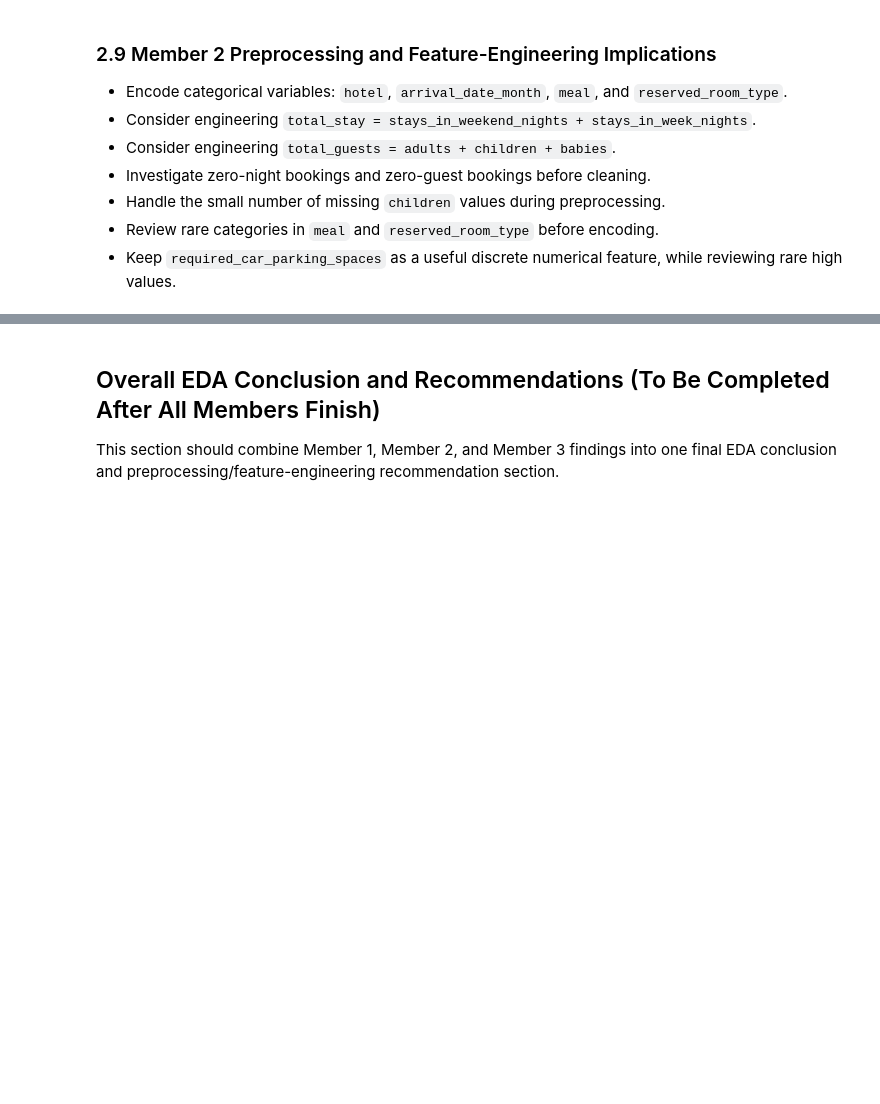
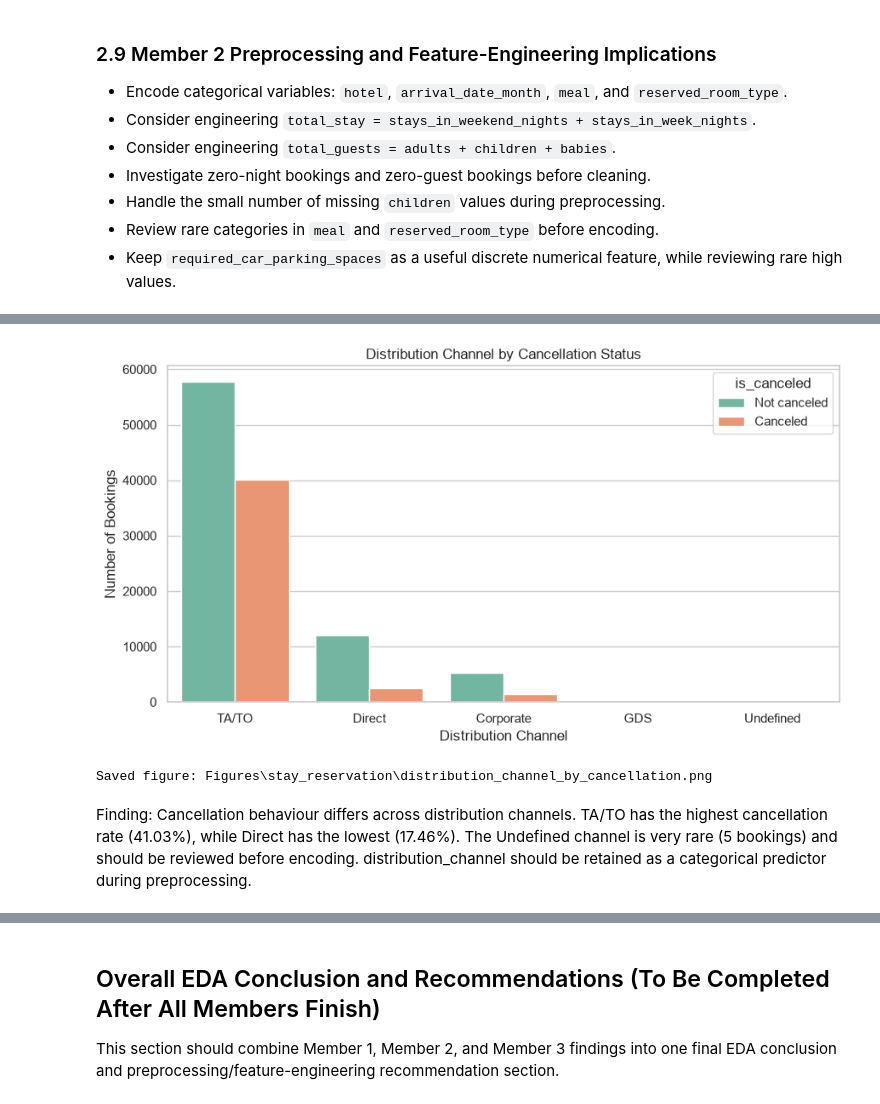
Before and after one commit to Manesha03/IT3051-FDM-Mini-Project-2026, a Jupyter notebook: 02_EDA/EDA.ipynb, the cells around one changed output, grey strips where cells are left out. Cells and saved outputs as stored; diff of their text form; code cells hidden in the pictures; blank space fills up the shorter version.

```diff
--- a/02_EDA/EDA.ipynb
+++ b/02_EDA/EDA.ipynb
@@ -495,0 +567,21 @@ This section is reserved for Member 3. Suggested variables include market segmen
+# %%
+plt.figure(figsize=(9, 5))
+
+sns.countplot(
+    data=df,
+    x='distribution_channel',
+    hue='is_canceled',
+    order=df['distribution_channel'].value_counts().index
+)
+
+plt.title('Distribution Channel by Cancellation Status')
+plt.xlabel('Distribution Channel')
+plt.ylabel('Number of Bookings')
+plt.legend(title='is_canceled', labels=['Not canceled', 'Canceled'])
+
+save_current_figure('distribution_channel_by_cancellation.png')
+# %% [output]
+[figure, added]
+Saved figure: Figures\stay_reservation\distribution_channel_by_cancellation.png
+# %% [markdown]
+Finding: Cancellation behaviour differs across distribution channels. TA/TO has the highest cancellation rate (41.03%), while Direct has the lowest (17.46%). The Undefined channel is very rare (5 bookings) and should be reviewed before encoding. distribution_channel should be retained as a categorical predictor during preprocessing.
```
Also changed, not shown: parts of 69 cells of this notebook, 24 other files.
